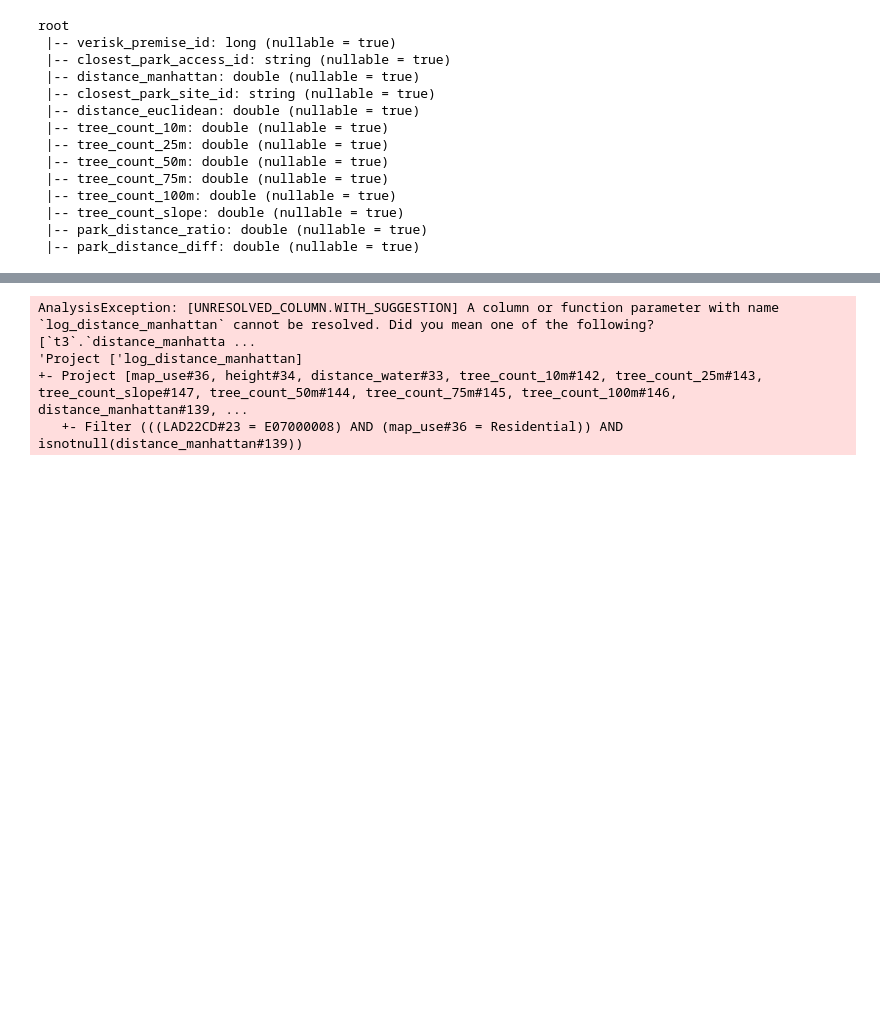
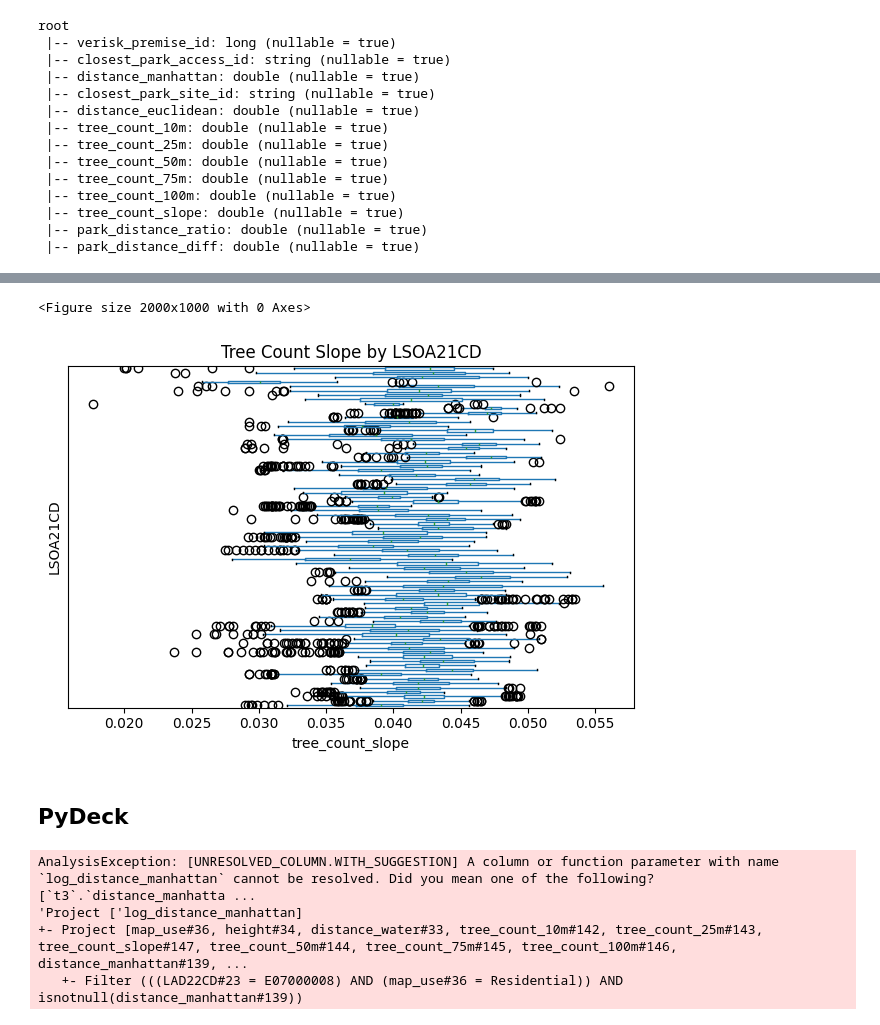
Before and after one commit to sdgresearch/3-30-300-analysis, a Jupyter notebook: notebooks/gini_modelling.ipynb, the cells around one changed output, grey strips where cells are left out. Saved outputs shown, nothing was run; the diff lists cells and outputs as text; code cells hidden in the pictures; blank space fills up the shorter version.

```diff
--- a/notebooks/gini_modelling.ipynb
+++ b/notebooks/gini_modelling.ipynb
@@ -104,11 +135,12 @@ root
 # %%
 geo_buildings_sdf = sedona.sql(f"""
-SELECT b.map_use, b.height, b.distance_water, t3.tree_count_10m, t3.tree_count_25m, t3.tree_count_slope,
+SELECT b.verisk_premise_id, b.map_use, b.height, b.distance_water, t3.tree_count_10m, t3.tree_count_25m, t3.tree_count_slope,
 t3.tree_count_50m, t3.tree_count_75m, t3.tree_count_100m, t3.distance_manhattan, t3.distance_euclidean,
-t3.park_distance_ratio, t3.park_distance_diff,
-ST_TRANSFORM(b.geometry, '{PROJECT_CRS}', 'EPSG:4326') as geometry FROM buildings b
+t3.park_distance_ratio, t3.park_distance_diff, oab.LSOA21CD,
+b.geometry FROM buildings b
 JOIN output_areas_buildings_overlay oab ON b.verisk_premise_id = oab.verisk_premise_id
 LEFT JOIN t3_300 t3 ON b.verisk_premise_id = t3.verisk_premise_id
 WHERE oab.{geo_level} = '{geo_code}' AND b.map_use = 'Residential'
 AND t3.distance_manhattan IS NOT NULL
 """)
+geo_buildings_sdf.printSchema()
@@ -128,0 +334,14 @@ geo_buildings_sdf.coalesce(1) \
+# %%
+plt.figure(figsize=(20, 10))
+geo_buildings_filt_gdf.boxplot(column='tree_count_slope', by='LSOA21CD', grid=False, rot=90, vert=False)
+plt.title('Tree Count Slope by LSOA21CD')
+plt.suptitle('')
+plt.xlabel('tree_count_slope')
+plt.tight_layout()
+plt.yticks([])
+plt.show()
+# %% [output]
+<Figure size 2000x1000 with 0 Axes>
+[figure, added]
+# %% [markdown]
+## PyDeck
```
Also changed, not shown: parts of 34 cells of this notebook, 2 other files.
